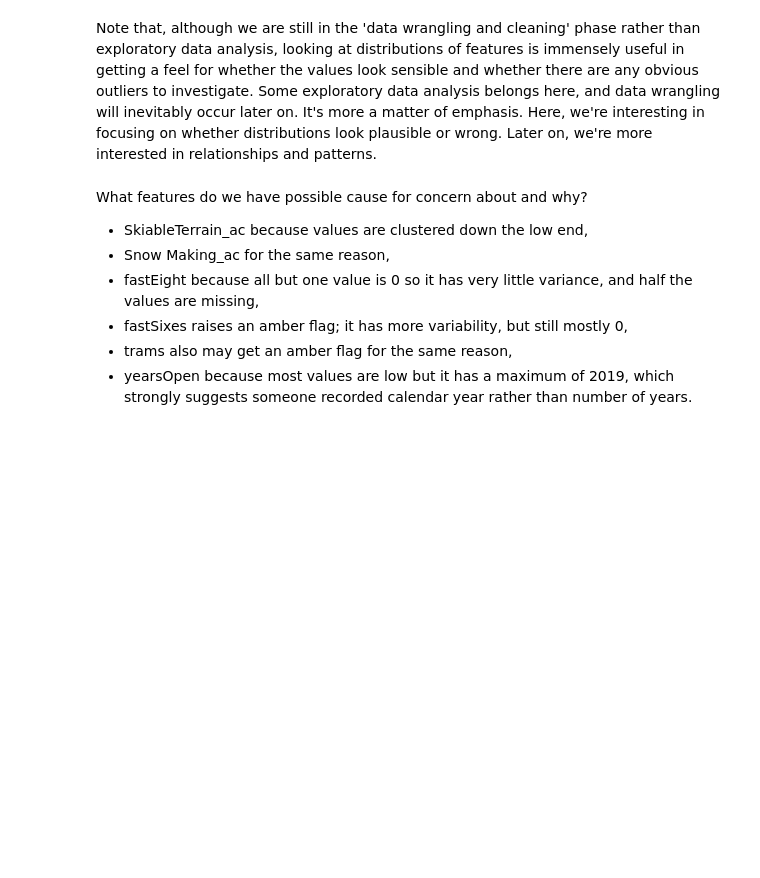
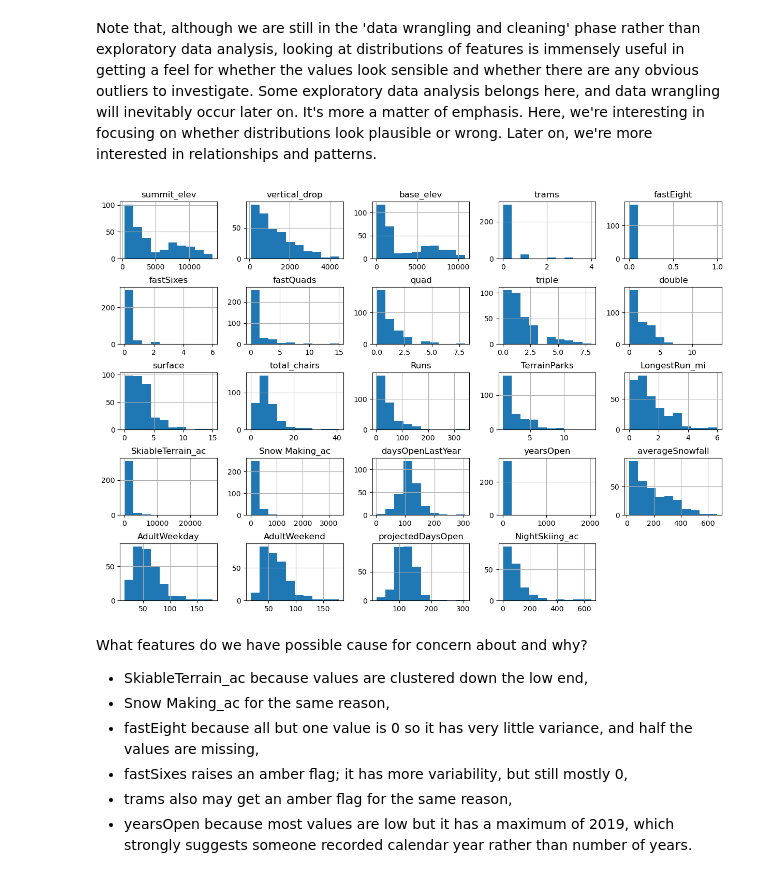
Before and after one commit to kholodov-a/DataScienceGuidedCapstone, a Jupyter notebook: Notebooks/02_data_wrangling.ipynb, the cells around one changed output. Saved outputs shown, nothing was run; the diff lists cells and outputs as text; code cells hidden in the pictures; blank space fills up the shorter version.

```diff
--- a/Notebooks/02_data_wrangling.ipynb
+++ b/Notebooks/02_data_wrangling.ipynb
@@ -485,12 +503,14 @@ Note that, although we are still in the 'data wrangling and cleaning' phase rath
 # %%
 #Code task 18#
 #Call ski_data's `hist` method to plot histograms of each of the numeric features
 #Try passing it an argument figsize=(15,10)
 #Try calling plt.subplots_adjust() with an argument hspace=0.5 to adjust the spacing
 #It's important you create legible and easy-to-read plots
-ski_data.___(___)
-#plt.subplots_adjust(hspace=___);
+ski_data.hist(figsize=(15, 10))
+plt.subplots_adjust(hspace=0.5);
 #Hint: notice how the terminating ';' "swallows" some messy output and leads to a tidier notebook
+# %% [output]
+[figure, added]
 # %% [markdown]
 What features do we have possible cause for concern about and why?
 
```
Also changed, not shown: parts of 9 cells of this notebook.
